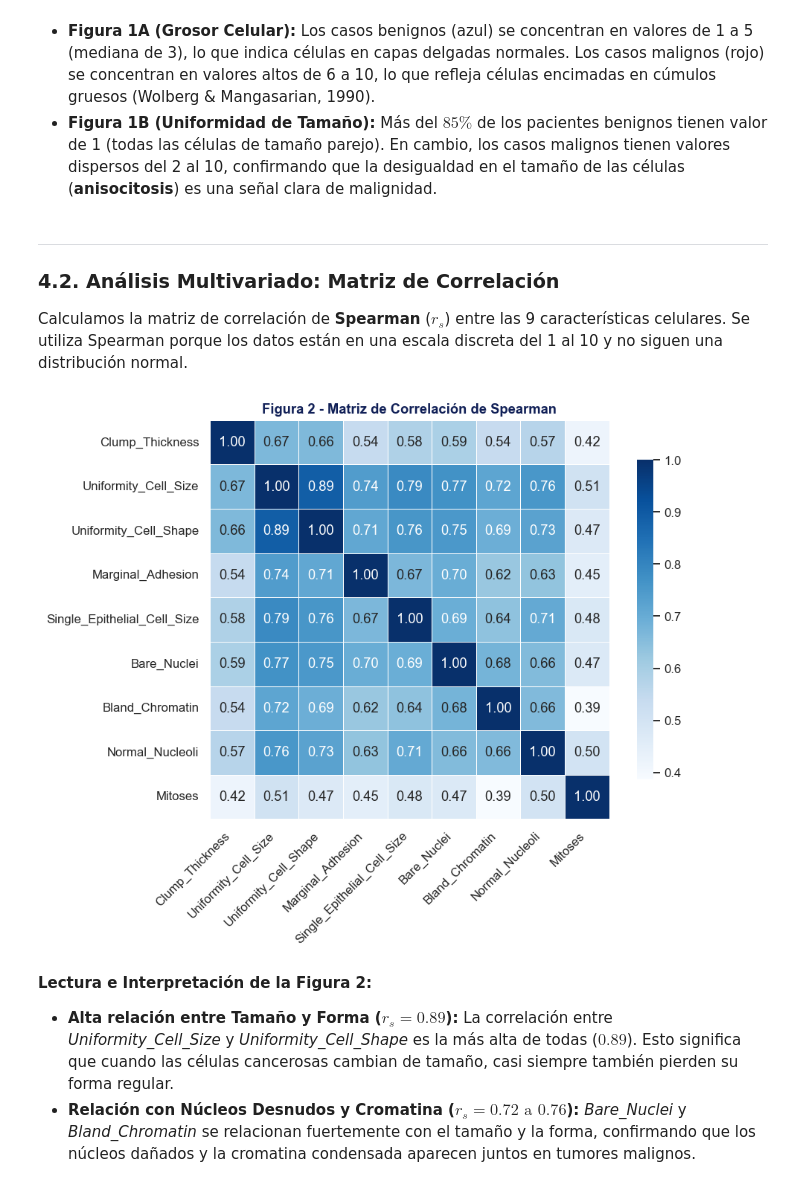
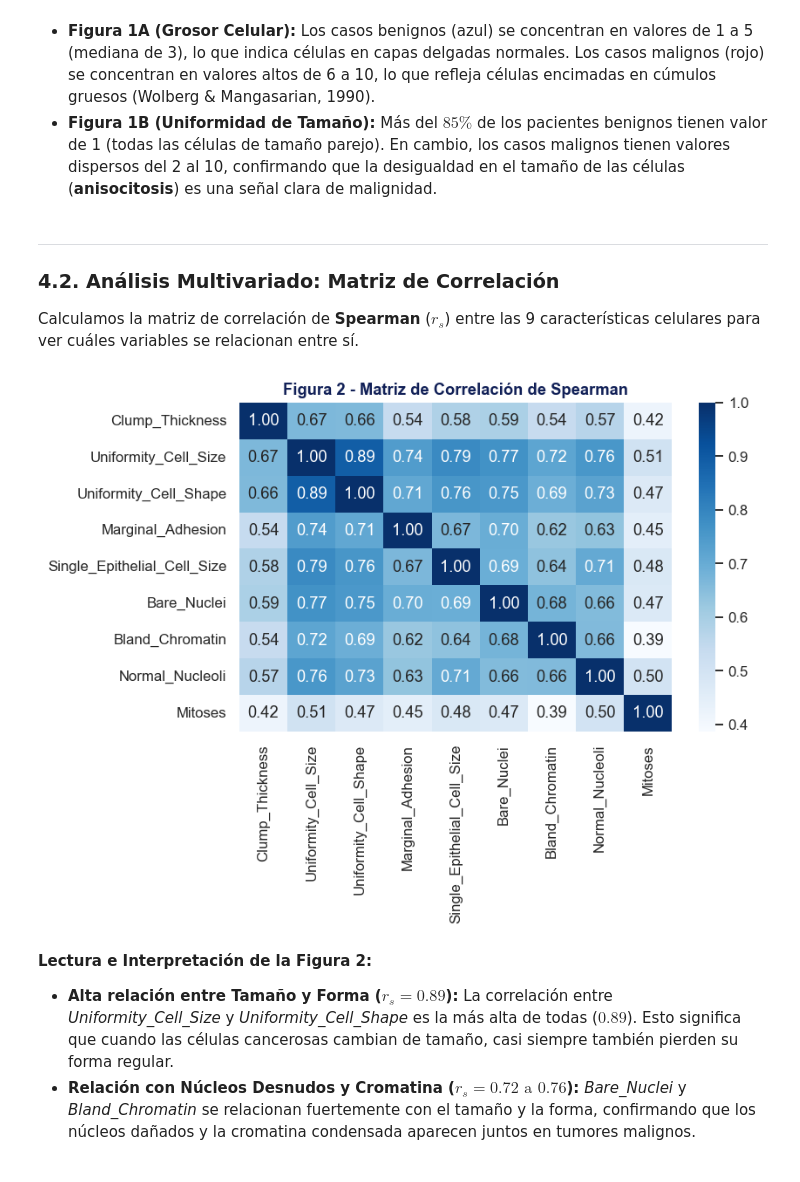
Before and after one commit to rubenriv2111-beep/ICD-2026, a Jupyter notebook: project/Notebook Preprocesamiento/notebook-preprocesamiento.ipynb, the cells around one changed output. Cells and saved outputs as stored; diff of their text form; code cells hidden in the pictures.

```diff
--- a/project/Notebook Preprocesamiento/notebook-preprocesamiento.ipynb
+++ b/project/Notebook Preprocesamiento/notebook-preprocesamiento.ipynb
@@ -109,14 +109,7 @@ columnas = [
 # Nombre del archivo de datos
 archivo_datos = "breast-cancer-wisconsin.data"
 if not os.path.exists(archivo_datos):
-    for ruta in [
-        r"C:\Users\ruben\OneDrive\Desktop\Notebook Preprocesamiento\breast-cancer-wisconsin.data",
-        os.path.join(os.getcwd(), "breast-cancer-wisconsin.data"),
-        os.path.join(os.getcwd(), "project", "Notebook Preprocesamiento", "breast-cancer-wisconsin.data")
-    ]:
-        if os.path.exists(ruta):
-            archivo_datos = ruta
-            break
+    archivo_datos = r"C:\Users\ruben\OneDrive\Desktop\Notebook Preprocesamiento\breast-cancer-wisconsin.data"
 
 # Leer el archivo usando pandas
 # names agrega los nombres de las columnas
@@ -193,5 +185,5 @@ Convertimos temporalmente los valores con `'?'` a valores numéricos (`NaN`) par
 # %%
-# Lista con los nombres de las 9 variables celulares
+# Lista de variables celulares
 variables = [
     "Clump_Thickness",
     "Uniformity_Cell_Size",
@@ -204,19 +196,19 @@ variables = [
     "Mitoses"
 ]
 
-# Hacemos una copia para el análisis exploratorio
+# Copia para el análisis
 df_eda = df.copy()
 
-# Convertimos la columna Bare_Nuclei a números
+# Convertir Bare_Nuclei a números
 df_eda["Bare_Nuclei"] = pd.to_numeric(df_eda["Bare_Nuclei"], errors="coerce")
 
-# Agregamos una columna con el nombre del diagnóstico en texto
-df_eda["Diagnostico"] = df_eda["Class"].map({2: "Benigno", 4: "Maligno"})
+# Agregar nombre del diagnóstico
+df_eda["Diagnostico"] = df_eda["Class"].replace({2: "Benigno", 4: "Maligno"})
 
-# Calculamos la tabla de estadísticos descriptivos
+# Calcular tabla de estadísticos descriptivos
 stats = df_eda[variables].describe().T[["count", "mean", "std", "min", "25%", "50%", "75%", "max"]]
 
-# Mostramos la tabla redondeada a 2 decimales
+# Mostrar la tabla redondeada a 2 decimales
 print("Tabla 1. Estadísticos descriptivos:")
 stats.round(2)
 # %% [output]
@@ -282,29 +265,19 @@ plt.show()
 
 ### 4.2. Análisis Multivariado: Matriz de Correlación
 
-Calculamos la matriz de correlación de **Spearman** ($r_s$) entre las 9 características celulares. Se utiliza Spearman porque los datos están en una escala discreta del 1 al 10 y no siguen una distribución normal.
+Calculamos la matriz de correlación de **Spearman** ($r_s$) entre las 9 características celulares para ver cuáles variables se relacionan entre sí.
 # %%
-# Calculamos la matriz de correlación de Spearman entre las 9 variables
+# Matriz de correlación de Spearman
 corr = df_eda[variables].corr(method="spearman")
 
-# Dibujamos el mapa de calor (Heatmap)
-plt.figure(figsize=(9, 7))
-sns.heatmap(
-    corr,
-    annot=True,
-    fmt=".2f",
-    cmap="Blues",
-    linewidths=0.5,
-    square=True,
-    cbar_kws={"shrink": 0.8}
-)
+# Graficar el mapa de calor
+plt.figure(figsize=(8, 6))
+sns.heatmap(corr, annot=True, fmt=".2f", cmap="Blues")
 plt.title("Figura 2 - Matriz de Correlación de Spearman")
-plt.xticks(rotation=45, ha="right")
-plt.yticks(rotation=0)
 plt.tight_layout()
 plt.show()
 # %% [output]
-[figure, old version]
+[figure, new version]
 # %% [markdown]
 **Lectura e Interpretación de la Figura 2:**
 - **Alta relación entre Tamaño y Forma ($r_s = 0.89$):** La correlación entre *Uniformity_Cell_Size* y *Uniformity_Cell_Shape* es la más alta de todas ($0.89$). Esto significa que cuando las células cancerosas cambian de tamaño, casi siempre también pierden su forma regular.
```
Also changed, not shown: parts of 25 cells of this notebook.
